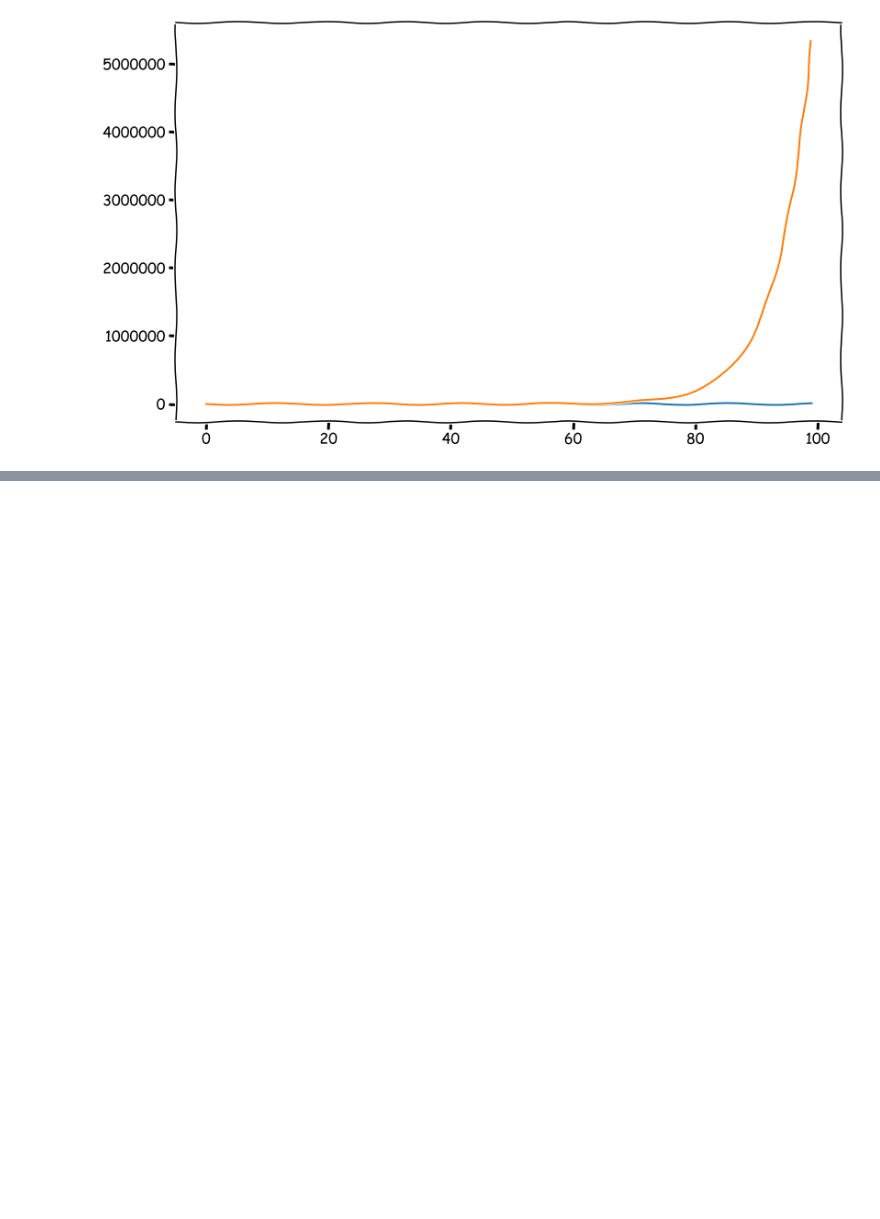
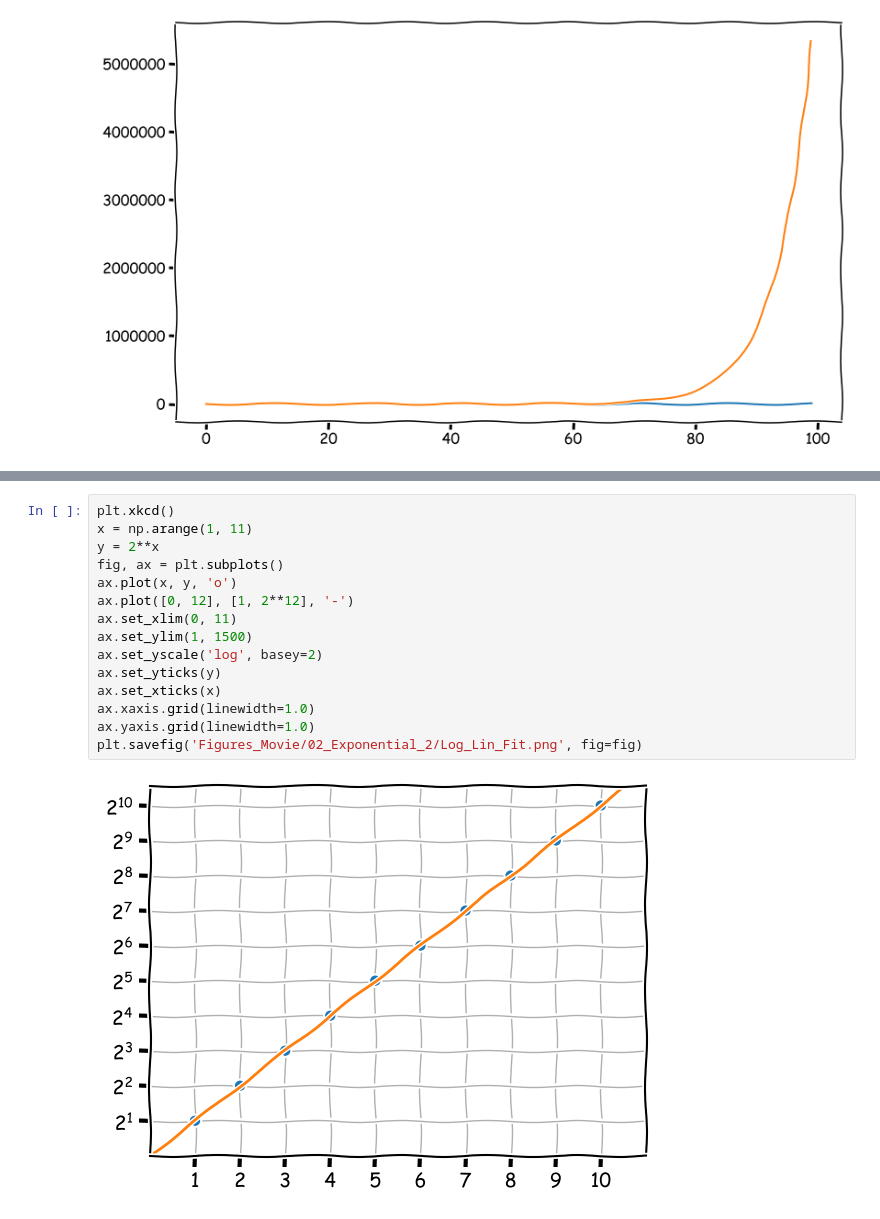
Before and after one commit to aquilesC/Covid-19-Jupyter-Notebook, a Jupyter notebook: Understanding_Sampling.ipynb, the cells around one changed output, grey strips where cells are left out. Saved outputs shown, nothing was run; the diff lists cells and outputs as text; blank space fills up the shorter version.

```diff
--- a/Understanding_Sampling.ipynb
+++ b/Understanding_Sampling.ipynb
@@ -228,0 +253,17 @@ plt.show()
+# %%
+plt.xkcd()
+x = np.arange(1, 11)
+y = 2**x
+fig, ax = plt.subplots()
+ax.plot(x, y, 'o')
+ax.plot([0, 12], [1, 2**12], '-')
+ax.set_xlim(0, 11)
+ax.set_ylim(1, 1500)
+ax.set_yscale('log', basey=2)
+ax.set_yticks(y)
+ax.set_xticks(x)
+ax.xaxis.grid(linewidth=1.0)
+ax.yaxis.grid(linewidth=1.0)
+plt.savefig('Figures_Movie/02_Exponential_2/Log_Lin_Fit.png', fig=fig)
+# %% [output]
+[figure, added]
```
Also changed, not shown: parts of 17 cells of this notebook.
